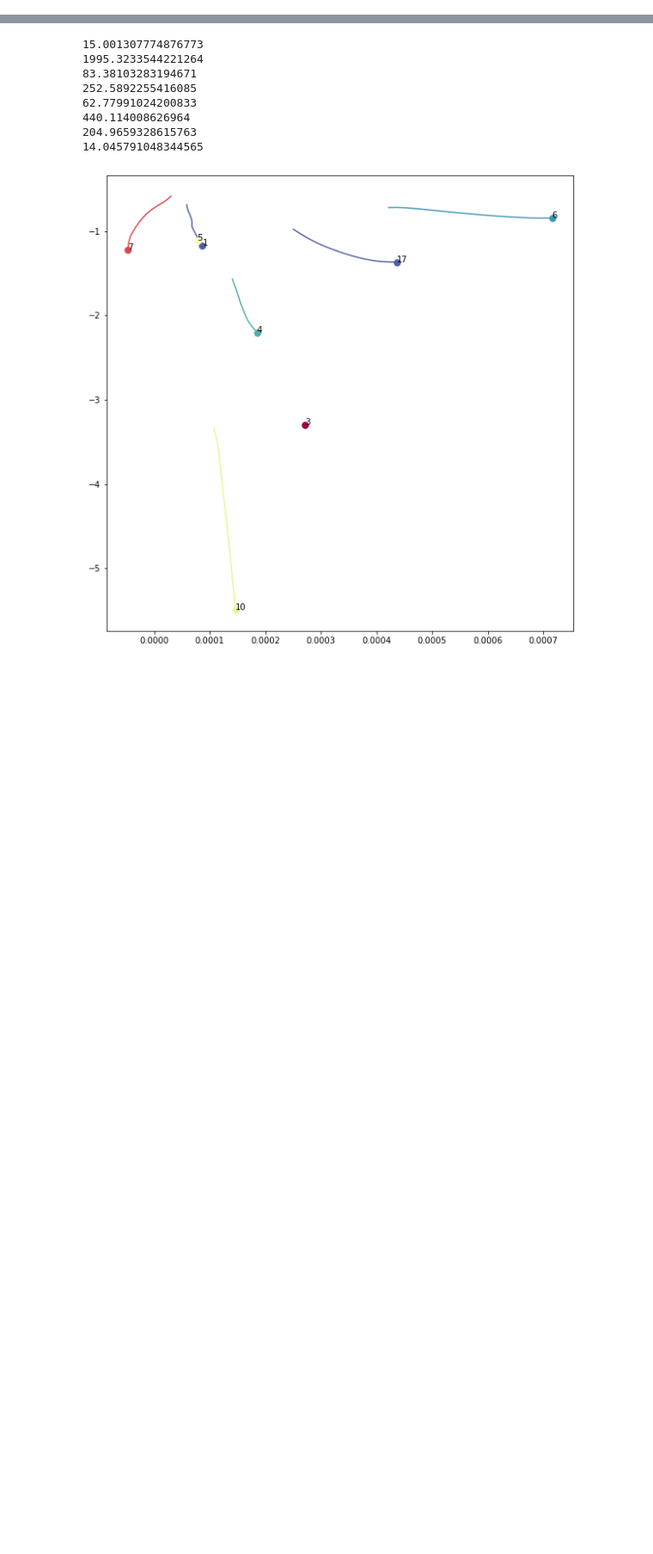
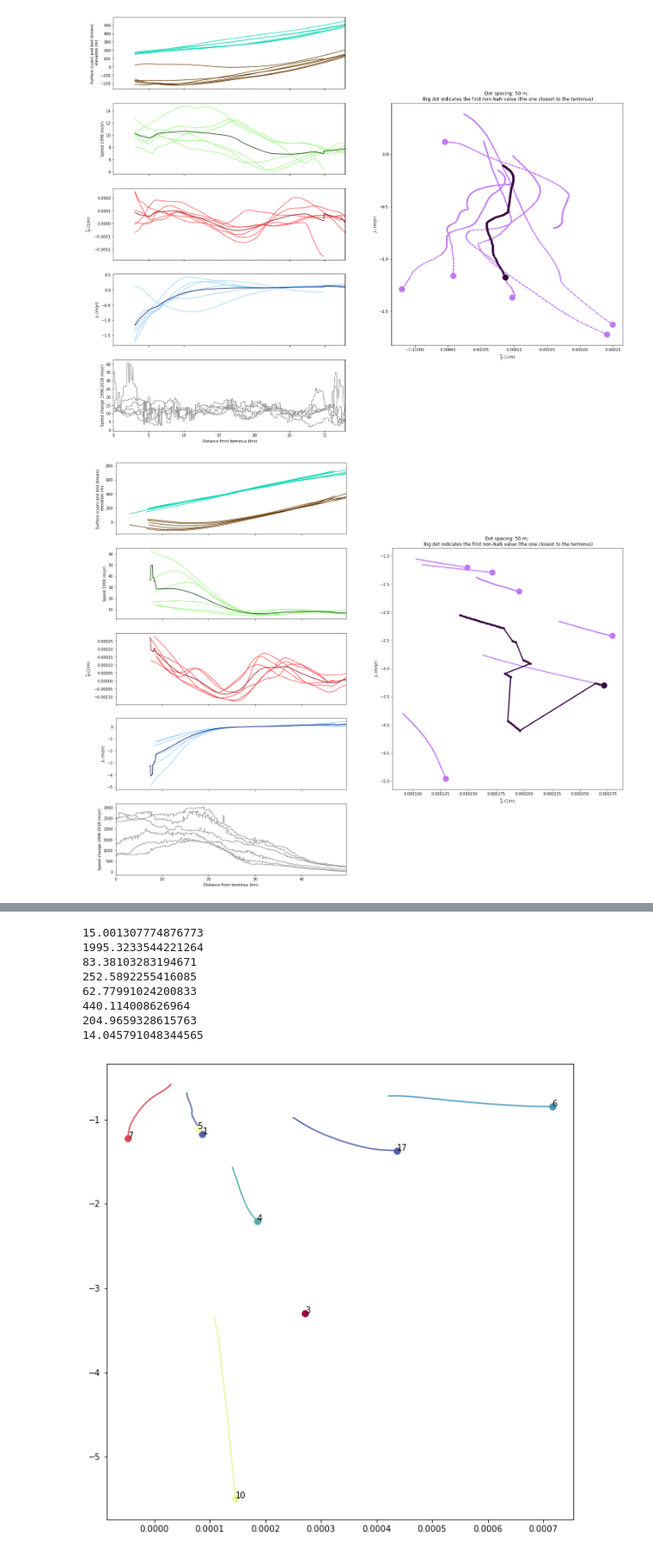
Before and after one commit to whyjz/pejzero, a Jupyter notebook: workflows/Pe-J0-Austfonna-SingleBasin.ipynb, the cells around one changed output, grey strips where cells are left out. Shown at 86% size. Drawn from its saved outputs; the diff is of its cells as text; code cells hidden in the pictures; blank space fills up the shorter version.

Commit message:
Finalize Austfonna analysis

```diff
--- a/workflows/Pe-J0-Austfonna-SingleBasin.ipynb
+++ b/workflows/Pe-J0-Austfonna-SingleBasin.ipynb
@@ -132,0 +152,51 @@ ax1[4].set_xlim([0, results[basin_no]['avg']['d'][-1]])
+# %%
+basin_no_list = [1, 3, 4, 5, 6, 7, 10, 17]
+
+for basin_no in basin_no_list:
+    fig, ax1 = plt.subplots(5, 2, sharex=True, figsize=(24, 20))
+    gs = ax1[1, 1].get_gridspec()
+    for ax in ax1[:, 1]:
+        ax.remove()
+    axbig = fig.add_subplot(gs[1:4, 1])
+
+    pej0_plot_length = 200
+    # fig, ax1 = plt.subplots(5, 1, sharex=True, figsize=(10, 15))
+    for key in results[basin_no]:
+        if key != 'avg':
+            ax1[0, 0].plot(results[basin_no][key]['d'], results[basin_no][key]['s'], color='xkcd:aquamarine')
+            ax1[0, 0].plot(results[basin_no][key]['d'], results[basin_no][key]['b'], color='xkcd:brown')
+            ax1[1, 0].plot(results[basin_no][key]['d'], results[basin_no][key]['u'], color='xkcd:light green')
+            ax1[2, 0].plot(results[basin_no][key]['d'], results[basin_no][key]['pe_ignore_dslope'], color='xkcd:light red')
+            ax1[3, 0].plot(results[basin_no][key]['d'], results[basin_no][key]['j0_ignore_dslope'], color='xkcd:light blue')
+            ax1[4, 0].plot(results[basin_no][key]['d'], results[basin_no][key]['udiff'], color='xkcd:gray')
+            axbig.plot(results[basin_no][key]['pe_ignore_dslope'][:pej0_plot_length], results[basin_no][key]['j0_ignore_dslope'][:pej0_plot_length], '.-', color='xkcd:light purple')
+            # plot first non-NaN value (the one closest to the terminus)
+            axbig.plot(next(x for x in results[basin_no][key]['pe_ignore_dslope'][:pej0_plot_length] if not np.isnan(x)),
+                       next(x for x in results[basin_no][key]['j0_ignore_dslope'][:pej0_plot_length] if not np.isnan(x)), '.', color='xkcd:light purple', markersize=30)
+        else:
+            ax1[1, 0].plot(results[basin_no][key]['d'], results[basin_no][key]['u'], color='xkcd:dark green')
+            ax1[2, 0].plot(results[basin_no][key]['d'], results[basin_no][key]['pe_ignore_dslope'], color='xkcd:dark red')
+            ax1[3, 0].plot(results[basin_no][key]['d'], results[basin_no][key]['j0_ignore_dslope'], color='xkcd:dark blue')
+            axbig.plot(results[basin_no][key]['pe_ignore_dslope'][:pej0_plot_length], results[basin_no][key]['j0_ignore_dslope'][:pej0_plot_length], '.-', color='xkcd:dark purple', linewidth=3, markersize=10)
+            # plot first non-NaN value (the one closest to the terminus)
+            axbig.plot(next(x for x in results[basin_no][key]['pe_ignore_dslope'][:pej0_plot_length] if not np.isnan(x)),
+                       next(x for x in results[basin_no][key]['j0_ignore_dslope'][:pej0_plot_length] if not np.isnan(x)), '.', color='xkcd:dark purple', markersize=30)
+
+    # ax1[0].set_title(Path(glacier_file).stem)
+    ax1[0, 0].set_ylabel('Surface (cyan) and bed (brown) \n elevation (m)')
+    ax1[1, 0].set_ylabel('Speed 1998 (m/yr)')
+    ax1[2, 0].set_ylabel(r'$\frac{P_e}{\ell}$ (1/m)')
+    # ax1[2].set_ylim([-0.001, 0.001])
+    ax1[3, 0].set_ylabel(r'$J_0$ (m/yr)')
+    # ax1[3].set_ylim([-3000, 3000])
+    ax1[4, 0].set_xlabel('Distance from terminus (km)')
+    ax1[4, 0].set_ylabel('Speed change 1998-2018 (m/yr)')
+    ax1[4, 0].set_xlim([0, results[basin_no]['avg']['d'][-1]])
+    axbig.set_xlabel(r'$\frac{P_e}{\ell}$ (1/m)')
+    axbig.set_ylabel(r'$J_0$ (m/yr)')
+    axbig.set_title('Dot spacing: 50 m; \n Big dot indicates the first non-NaN value (the one closest to the terminus)')
+
+    plt.savefig('Austfonna_glacier{}.png'.format(basin_no))
+# %% [output]
+[figure, added]
+[figure, added]
```
Also changed, not shown: parts of 5 cells of this notebook, 1 other file.
